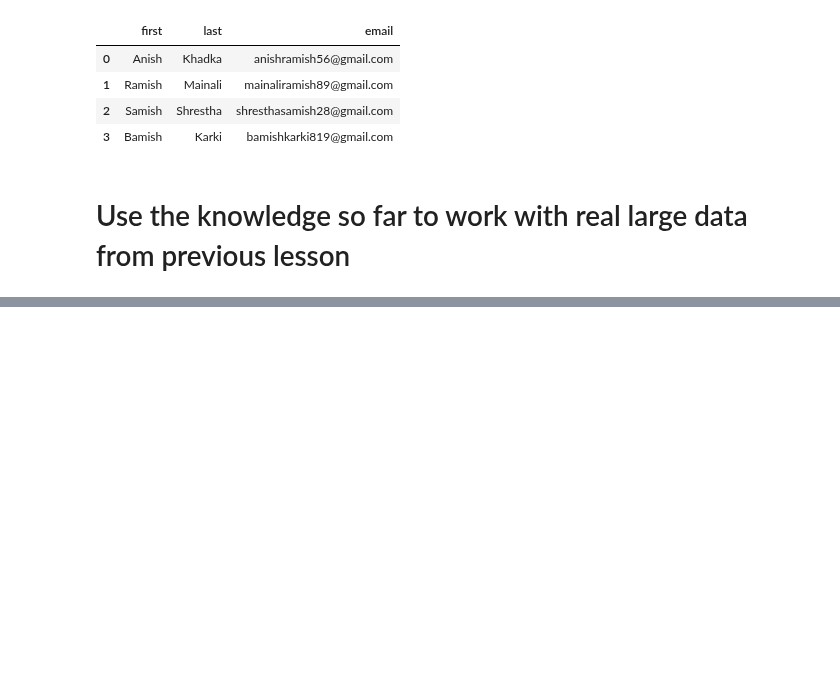
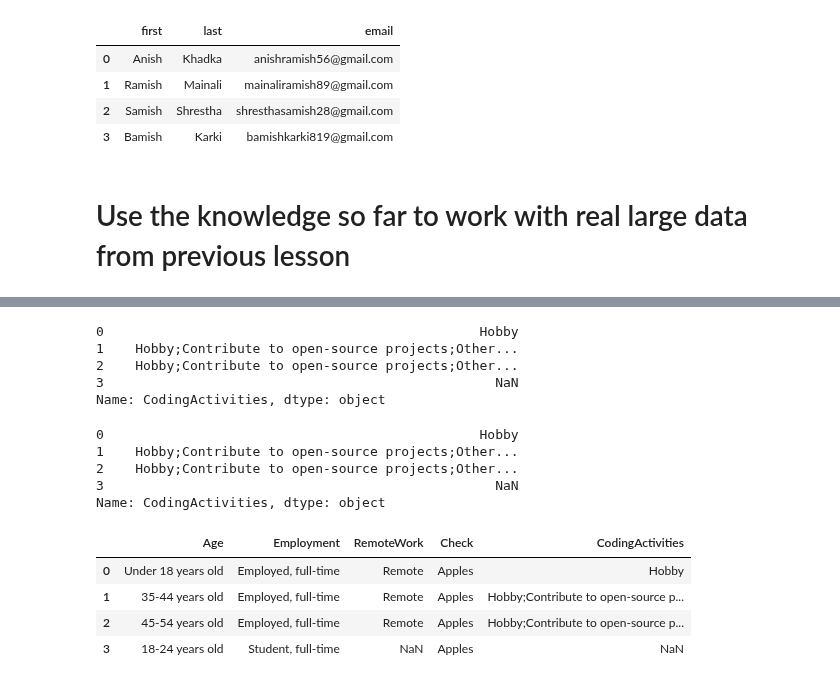
Before and after one commit to Sansub471/DataVisualization, a Jupyter notebook: pandas_classes/pandas_two.ipynb, the cells around one changed output, grey strips where cells are left out. Cells and saved outputs as stored; diff of their text form; code cells hidden in the pictures; blank space fills up the shorter version.

```diff
--- a/pandas_classes/pandas_two.ipynb
+++ b/pandas_classes/pandas_two.ipynb
@@ -139,0 +180,25 @@ mydf.head()
+# %%
+df.loc[[0,1,2,3], 'CodingActivities']
+# %% [output]
+0                                                Hobby
+1    Hobby;Contribute to open-source projects;Other...
+2    Hobby;Contribute to open-source projects;Other...
+3                                                  NaN
+Name: CodingActivities, dtype: object
+# %%
+# Slicing
+df.loc[0:3, 'CodingActivities']
+# %% [output]
+0                                                Hobby
+1    Hobby;Contribute to open-source projects;Other...
+2    Hobby;Contribute to open-source projects;Other...
+3                                                  NaN
+Name: CodingActivities, dtype: object
+# %%
+df.loc[0:3, 'Age' :'CodingActivities']
+# %% [output]
+|  | Age | Employment | RemoteWork | Check | CodingActivities |
+| 0 | Under 18 years old | Employed, full-time | Remote | Apples | Hobby |
+| 1 | 35-44 years old | Employed, full-time | Remote | Apples | Hobby;Contribute to open-source p... |
+| 2 | 45-54 years old | Employed, full-time | Remote | Apples | Hobby;Contribute to open-source p... |
+| 3 | 18-24 years old | Student, full-time | NaN | Apples | NaN |
```
Also changed, not shown: parts of 3 cells of this notebook.
